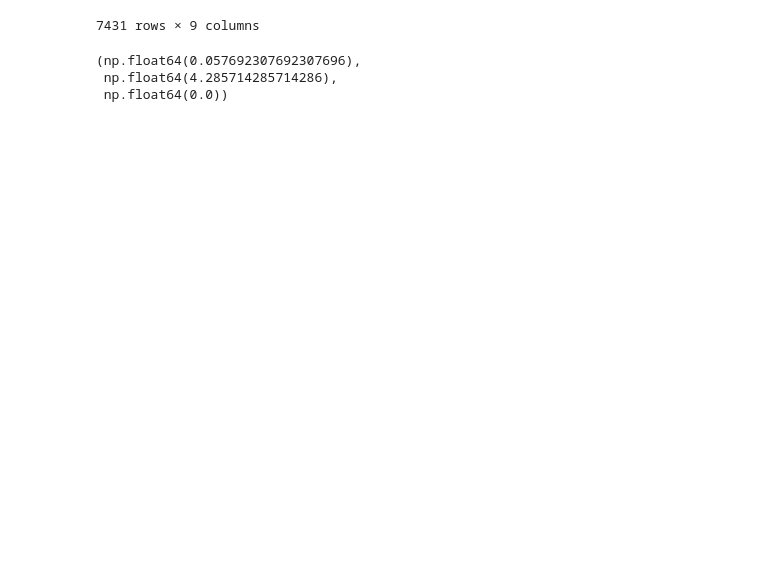
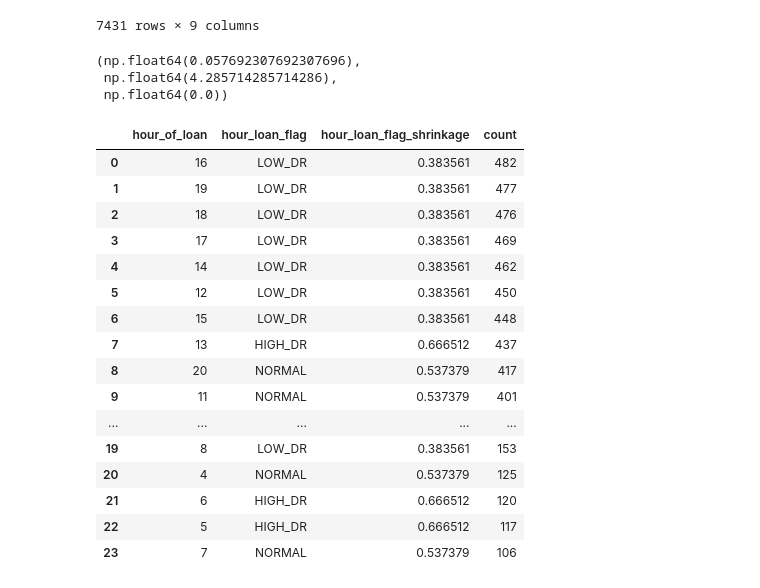
Before and after one commit to cgomez-QB/Fraud-Model, a Jupyter notebook: src/first_exploration/exploratory_data_analysis.ipynb, the cells around one changed output. Cells and saved outputs as stored; diff of their text form; code cells hidden in the pictures; blank space fills up the shorter version.

Commit message:
new data

```diff
--- a/src/first_exploration/exploratory_data_analysis.ipynb
+++ b/src/first_exploration/exploratory_data_analysis.ipynb
@@ -595,9 +598,38 @@ df_attempts = pd.read_csv("../data/datos/df_attempts.csv")
 # %%
 df_attempts = df_attempts.dropna()
+# %%
+def _normalize_dni(dni):
+  if pd.isna(dni) or dni is None:
+      return ""
+  dni = str(dni).strip()
+  dni = ''.join(c for c in dni if c.isalnum())
+  return dni.upper()
+
+def _normalize_email(email):
+  if pd.isna(email) or email is None:
+      return ""
+  return str(email).strip().lower()
+
+def _normalize_cell_phone(phone):
+  if pd.isna(phone) or phone is None:
+      return ""
+  phone = str(phone).strip()
+  phone = ''.join(c for c in phone if c.isdigit())
+  if phone.startswith('0034'):
+      phone = phone[4:]
+  elif phone.startswith('34'):
+      phone = phone[2:]
+  if phone.startswith('0') and len(phone) == 10:
+      phone = phone[1:]
+  return phone
 # %%
 # Comenzamos con una rapida limpieza de datos para eliminar aquellos que estan deleted
 for col in ['dni', 'email', 'cell_phone']:
     df_attempts.loc[df_attempts[col].str.contains('deleted'), col] =  df_attempts.loc[df_attempts[col].str.contains('deleted'), col].apply(lambda x: x[26:])
+
+df_attempts['dni'] = df_attempts['dni'].apply(lambda x: _normalize_dni(x))
+df_attempts['email'] = df_attempts['email'].apply(lambda x: _normalize_email(x))
+# df_attempts['cell_phone'] = df_attempts['cell_phone'].apply(lambda x: _normalize_cell_phone(x))
 
 # Nos aseguramos de que created_at este en el formato correcto
 df_attempts["created_at"] = pd.to_datetime(df_attempts["created_at"], errors="coerce")
@@ -605,6 +637,8 @@ df_attempts['created_at_time'] = df_attempts["created_at"]
 df_attempts["hour_of_loan"] = df_attempts["created_at"].dt.hour
 df_attempts["week_day"] = df_attempts["created_at"].dt.day_name()
 df_attempts["created_at"] = pd.to_datetime(df_attempts["created_at"]).dt.strftime("%Y-%m-%d")
+
+df_attempts.to_csv("../data/datos/df_attempts.csv", index=False)
 # %%
 import pandas as pd
 import numpy as np
@@ -6594,3 +6637,23 @@ bizzum_vars(n_bizzums, n_categorias_distintas, gambling_por_mes, total_transacci
 (np.float64(0.057692307692307696),
  np.float64(4.285714285714286),
  np.float64(0.0))
+# %%
+df_data[[ 'hour_of_loan','hour_loan_flag','hour_loan_flag_shrinkage']].value_counts().reset_index()
+# %% [output]
+|  | hour_of_loan | hour_loan_flag | hour_loan_flag_shrinkage | count |
+| 0 | 16 | LOW_DR | 0.383561 | 482 |
+| 1 | 19 | LOW_DR | 0.383561 | 477 |
+| 2 | 18 | LOW_DR | 0.383561 | 476 |
+| 3 | 17 | LOW_DR | 0.383561 | 469 |
+| 4 | 14 | LOW_DR | 0.383561 | 462 |
+| 5 | 12 | LOW_DR | 0.383561 | 450 |
+| 6 | 15 | LOW_DR | 0.383561 | 448 |
+| 7 | 13 | HIGH_DR | 0.666512 | 437 |
+| 8 | 20 | NORMAL | 0.537379 | 417 |
+| 9 | 11 | NORMAL | 0.537379 | 401 |
+| ... | ... | ... | ... | ... |
+| 19 | 8 | LOW_DR | 0.383561 | 153 |
+| 20 | 4 | NORMAL | 0.537379 | 125 |
+| 21 | 6 | HIGH_DR | 0.666512 | 120 |
+| 22 | 5 | HIGH_DR | 0.666512 | 117 |
+| 23 | 7 | NORMAL | 0.537379 | 106 |
```
Also changed, not shown: parts of 3 cells of this notebook, 5 other files.
